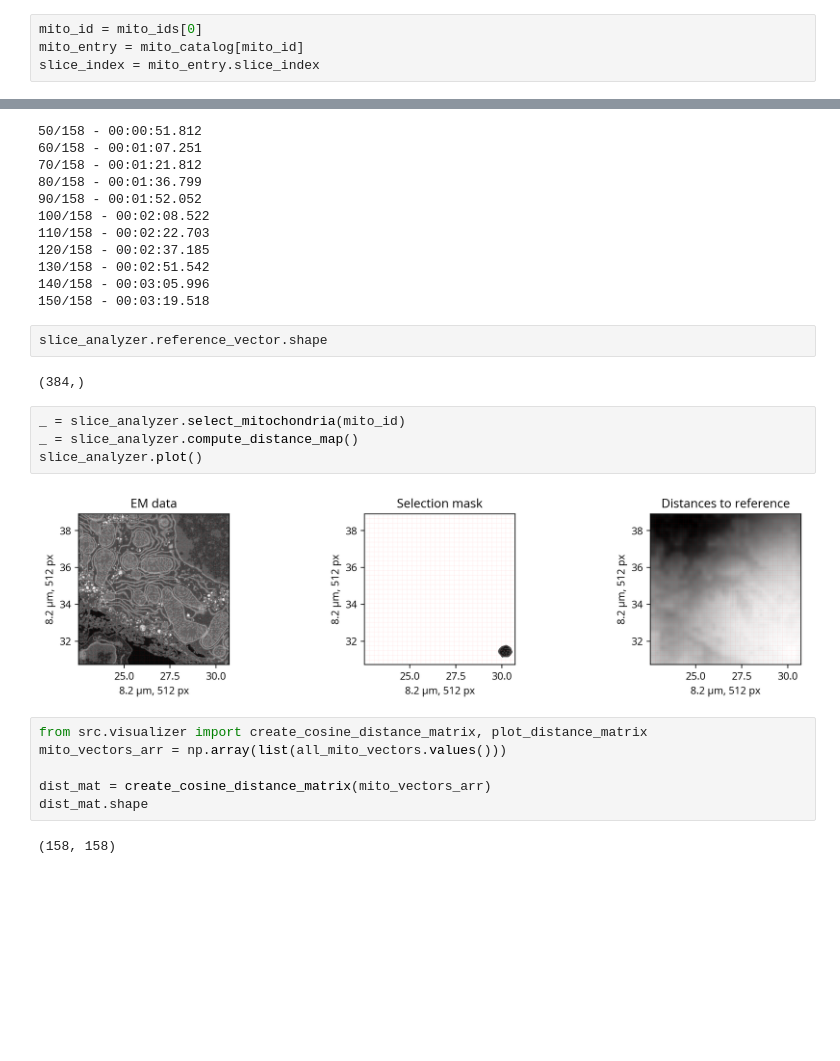
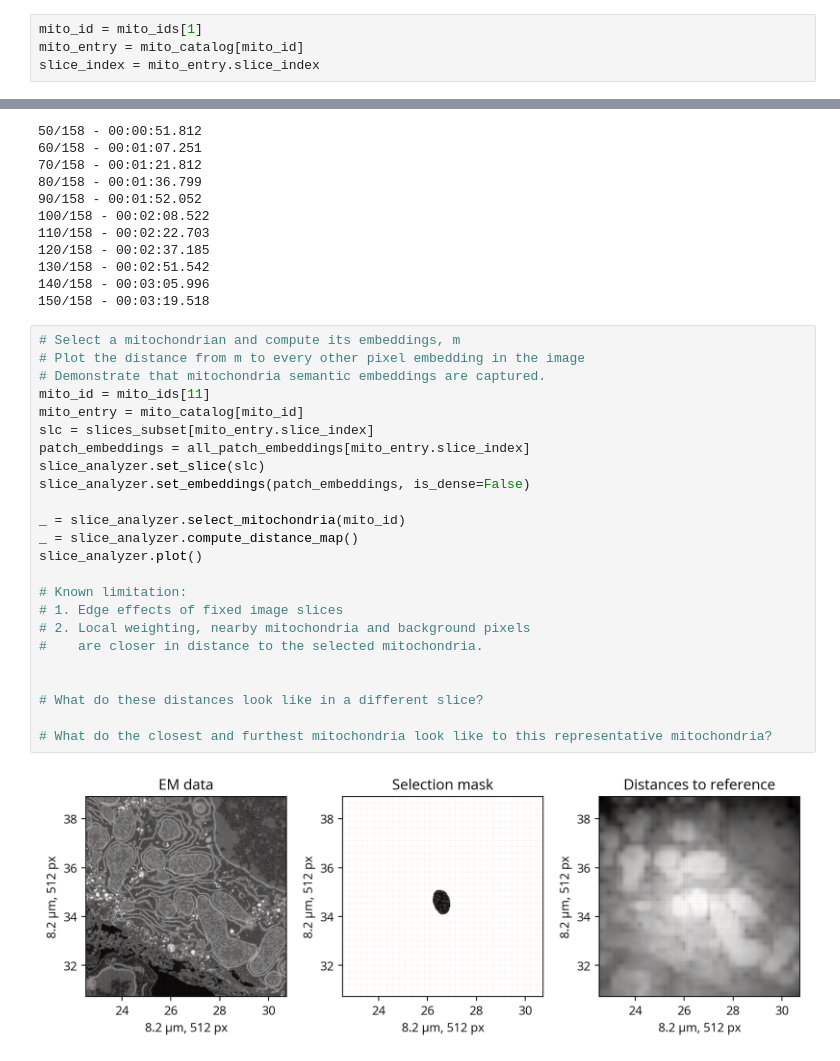
Before and after one commit to trngt/coding-tasks, a Jupyter notebook: task2/Explore_Mito_Data.ipynb, the cells around one changed output, grey strips where cells are left out. Drawn from its saved outputs; the diff is of its cells as text; blank space fills up the shorter version.

```diff
--- a/task2/Explore_Mito_Data.ipynb
+++ b/task2/Explore_Mito_Data.ipynb
@@ -109,7 +109,7 @@ mito_entry
 # %% [output]
 MitoEntry(id=11011, slice_index=0, num_pixels=1489
 # %%
-mito_id = mito_ids[0]
+mito_id = mito_ids[1]
 mito_entry = mito_catalog[mito_id]
 slice_index = mito_entry.slice_index
 # %%
@@ -174,21 +174,29 @@ for i, mito_id in enumerate(mito_ids):
 130/158 - 00:02:51.542
 140/158 - 00:03:05.996
 150/158 - 00:03:19.518
-# %%
-slice_analyzer.reference_vector.shape
-# %% [output]
-(384,)
 # %%
+# Select a mitochondrian and compute its embeddings, m
+# Plot the distance from m to every other pixel embedding in the image
+# Demonstrate that mitochondria semantic embeddings are captured.
+mito_id = mito_ids[11]
+mito_entry = mito_catalog[mito_id]
+slc = slices_subset[mito_entry.slice_index]
+patch_embeddings = all_patch_embeddings[mito_entry.slice_index]
+slice_analyzer.set_slice(slc)
+slice_analyzer.set_embeddings(patch_embeddings, is_dense=False)
+
 _ = slice_analyzer.select_mitochondria(mito_id)
 _ = slice_analyzer.compute_distance_map()
 slice_analyzer.plot()
+
+# Known limitation:
+# 1. Edge effects of fixed image slices
+# 2. Local weighting, nearby mitochondria and background pixels
+#    are closer in distance to the selected mitochondria.
+
+
+# What do these distances look like in a different slice?
+
+# What do the closest and furthest mitochondria look like to this representative mitochondria?
 # %% [output]
-[figure, old version]
+[figure, new version]
-# %%
-from src.visualizer import create_cosine_distance_matrix, plot_distance_matrix
-mito_vectors_arr = np.array(list(all_mito_vectors.values()))
-
-dist_mat = create_cosine_distance_matrix(mito_vectors_arr)
-dist_mat.shape
-# %% [output]
-(158, 158)
```
Also changed, not shown: parts of 3 cells of this notebook, 3 other files.
